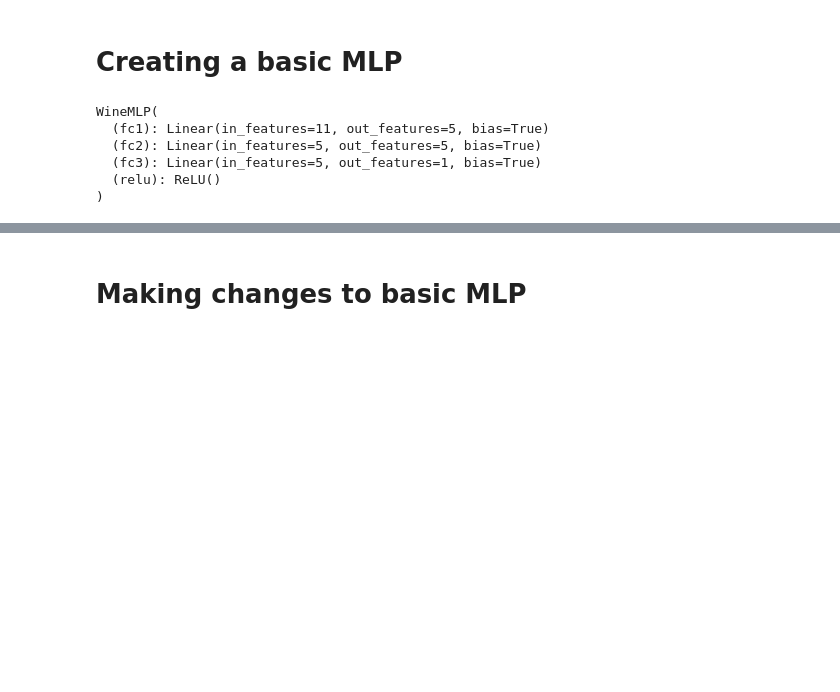
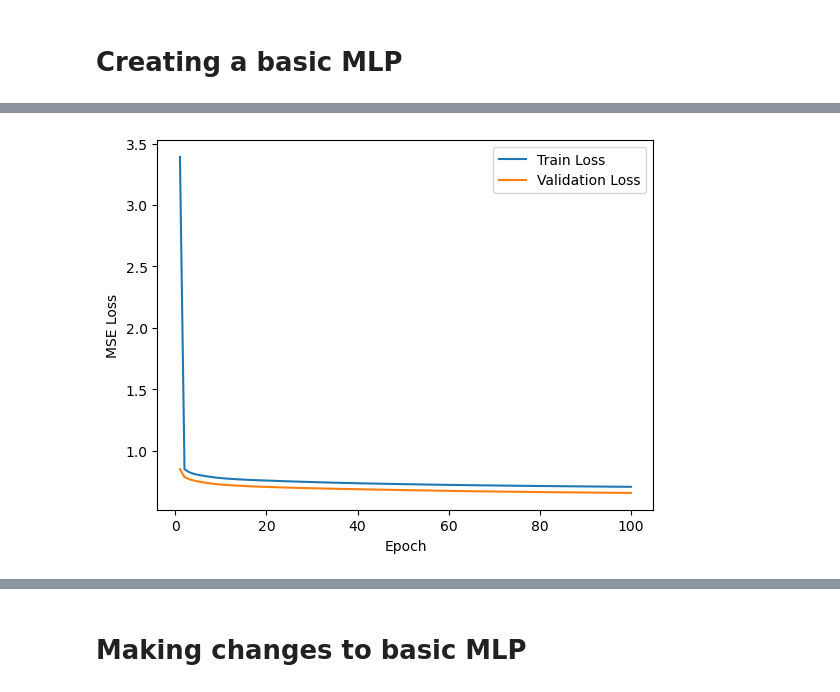
Before and after one commit to USFCA-CS663-Spring2024/mlp-multi-layer-perceptron-lawrenceslng, a Jupyter notebook: Assignment 4 - MLP.ipynb, the cells around one changed output, grey strips where cells are left out. Drawn from its saved outputs; the diff is of its cells as text; code cells hidden in the pictures; blank space fills up the shorter version.

Commit message:
need to figure out accuracy measure

```diff
--- a/Assignment 4 - MLP.ipynb
+++ b/Assignment 4 - MLP.ipynb
@@ -213,7 +210,7 @@ class WineMLP(torch.nn.Module):
 
         self.fc1 = torch.nn.Linear(self.inputs, self.hidden)
         self.fc2 = torch.nn.Linear(self.hidden, self.hidden)
-        self.fc3 = torch.nn.Linear(self.hidden, self.outputs)
+        self.output = torch.nn.Linear(self.hidden, self.outputs)
         self.relu = torch.nn.ReLU()
 
     def forward(self, X):
@@ -221,15 +218,5 @@ class WineMLP(torch.nn.Module):
         out = self.relu(out)
         out = self.fc2(out)
         out = self.relu(out)
-        out = self.fc3(out)
+        out = self.output(out)
         return out
-# %%
-model = WineMLP(11, 5, 1)
-model
-# %% [output]
-WineMLP(
-  (fc1): Linear(in_features=11, out_features=5, bias=True)
-  (fc2): Linear(in_features=5, out_features=5, bias=True)
-  (fc3): Linear(in_features=5, out_features=1, bias=True)
-  (relu): ReLU()
-)
@@ -239,7 +223,11 @@ optimiser = torch.optim.SGD(params=model.parameters(), lr=0.0001, momentum=0.9)
 # %%
+model = WineMLP(11, 5, 1)
+criterion = torch.nn.MSELoss()
+optimiser = torch.optim.SGD(params=model.parameters(), lr=0.0001, momentum=0.9)
+
 # Training loop
 
-epochs = 10
+epochs = 100
 train_loss = []
 valid_loss = []
 
@@ -249,23 +237,42 @@ for epoch in range(epochs):
     # Train a batch
     for features, targets in train_loader:
         # Get output
+        # print(targets)
         output = model.forward(features)
-        # Calculate the loss
+        # # Calculate the loss
+        # print(output)
         loss = criterion(output, targets.float())
+        # print(loss)
+        # print(loss.item())
         batch_loss.append(loss.item())
         optimiser.zero_grad() # Remove previous gradients
         loss.backward() # What the updates should be
         optimiser.step() # Update weights and biases
     # For each epoch
     model.eval()
-    # Training loss
+    # # Training loss
     train_loss.append(sum(batch_loss) / len(batch_loss))
-    # Valid loss, etc.
-    print("train_loss:", train_loss)
+    # # Valid loss, etc.
+    # print("train_loss:", train_loss[-1])
     hyp_valid = model.forward(valid_x)
-    # c = torch.argmax(hyp_valid, dim=1)
+    # # c = torch.argmax(hyp_valid, dim=1)
     valid_loss.append(criterion(hyp_valid, valid_y.float()).item())
     # valid_acc = (c == valid_y).sum().item() / (valid_y.shape[0])
-    print('Valid loss:', valid_loss)
+    # print('Valid loss:', valid_loss[-1])
     # print("Valid acc:", valid_acc, 'Valid loss:', valid_loss[-1])
+
+# print("train_loss:", train_loss)
+# print("valid_loss:", valid_loss)
+
+# epochs vs train && epochs vs valid
+
+def plot_loss_curves(epochs, train_loss, valid_loss):
+    plt.plot(epochs, train_loss, label='Train Loss')
+    plt.plot(epochs, valid_loss, label='Validation Loss')
+    plt.xlabel('Epoch')
+    plt.ylabel('MSE Loss')
+    plt.legend()
+    plt.show()
+
+plot_loss_curves(np.linspace(1, epochs, epochs), train_loss, valid_loss)
 # %% [output]
@@ -291,0 +279 @@ Valid loss: [0.59804767370224, 0.5980480909347534, 0.5980457663536072, 0.5980448
+[figure, added]
```
Also changed, not shown: parts of 14 cells of this notebook.
